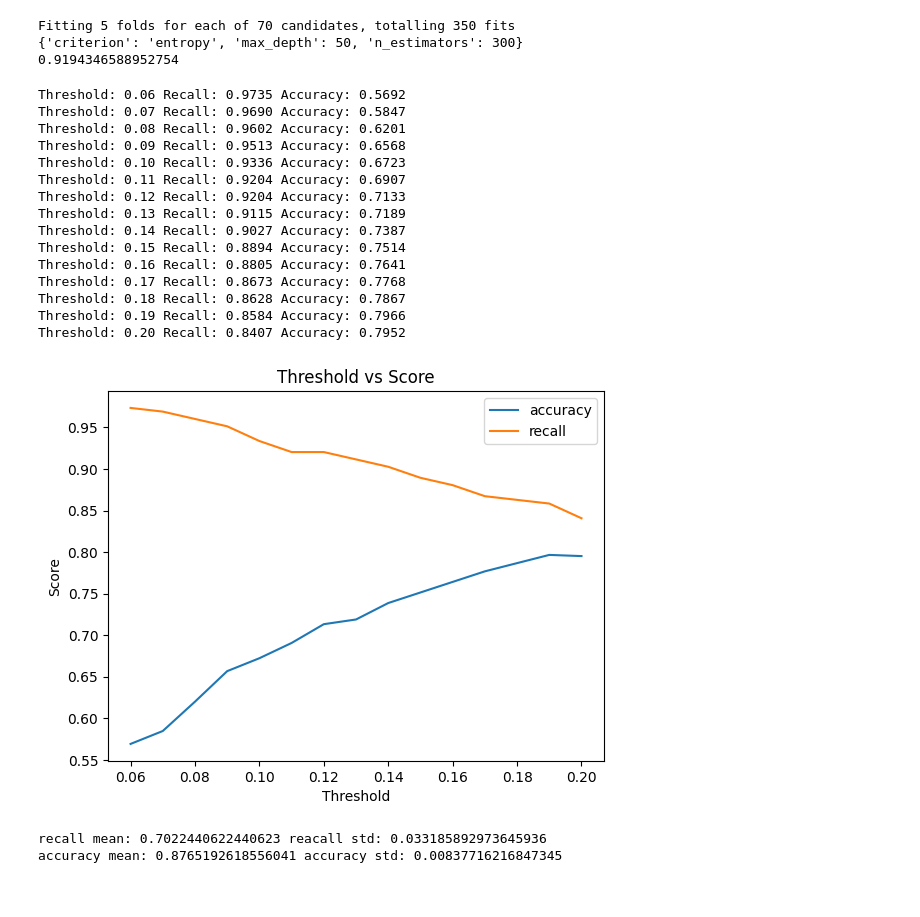
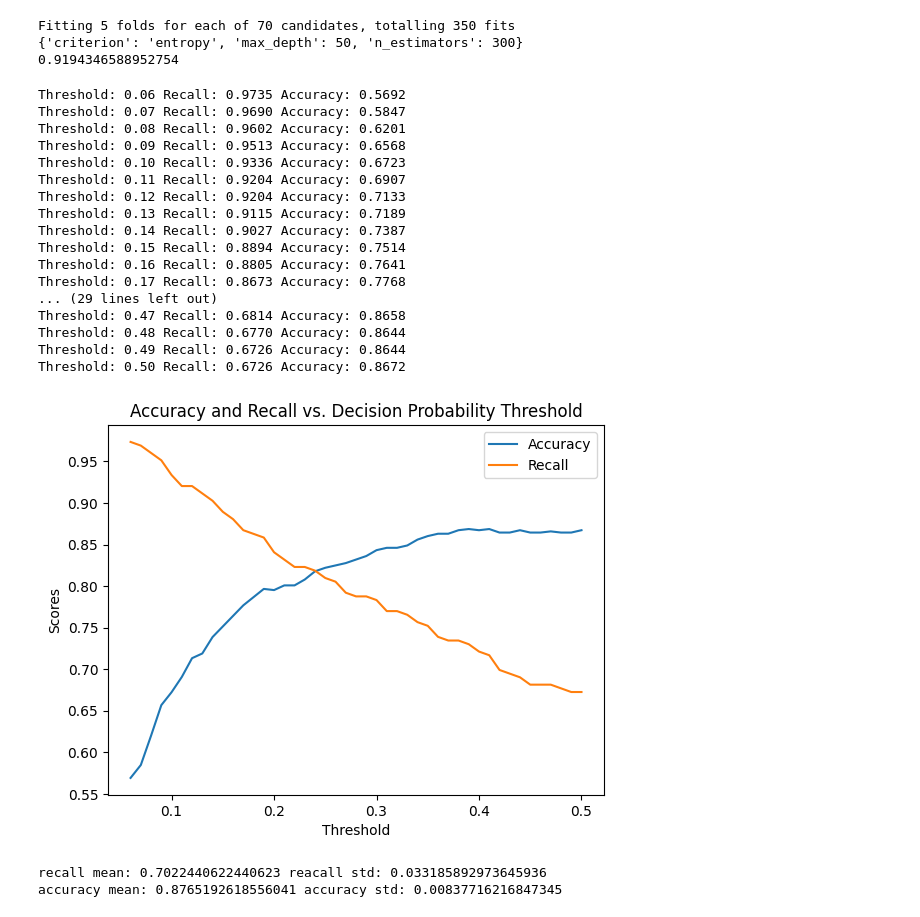
Before and after one commit to jnqian99/academic-performance, a Jupyter notebook: notebooks/6_classification/rf_classify.ipynb, the cells around one changed output. Cells and saved outputs as stored; diff of their text form; code cells hidden in the pictures.

Commit message:
changes to threshold tuning plot

```diff
--- a/notebooks/6_classification/rf_classify.ipynb
+++ b/notebooks/6_classification/rf_classify.ipynb
@@ -55,42 +55,44 @@ rf = RandomForestClassifier(n_estimators=300, max_depth=50, criterion='entropy',
 
 # split the training data into training and validation set
 X_train_sub, X_val, y_train_sub, y_val = train_test_split(X_train, y_train, test_size=0.2, random_state=42)
 
 rf.fit(X_train_sub, y_train_sub)
 y_pred_prob = rf.predict_proba(X_val)[:,1]
 
 accuracies = []
 recalls = []
-for threshold in np.arange(0.06, 0.2, 0.01):
+for threshold in np.arange(0.06, 0.51, 0.01):
     y_pred = (y_pred_prob > threshold).astype(int)
     print('Threshold: {:.2f} Recall: {:.4f} Accuracy: {:.4f}'.format(threshold, recall_score(y_val, y_pred), accuracy_score(y_val, y_pred)))
     accuracies.append(accuracy_score(y_val, y_pred))
     recalls.append(recall_score(y_val, y_pred))
 
-plt.plot(np.arange(0.06, 0.2, 0.01), accuracies, label='accuracy')
-plt.plot(np.arange(0.06, 0.2, 0.01), recalls, label='recall')
+plt.plot(np.arange(0.06, 0.51, 0.01), accuracies, label='Accuracy')
+plt.plot(np.arange(0.06, 0.51, 0.01), recalls, label='Recall')
 plt.legend()
 plt.xlabel('Threshold')
-plt.ylabel('Score')
-plt.title('Threshold vs Score')
+plt.ylabel('Scores')
+plt.title('Accuracy and Recall vs. Decision Probability Threshold')
 plt.show()
 # %% [output]
 Threshold: 0.06 Recall: 0.9735 Accuracy: 0.5692
 Threshold: 0.07 Recall: 0.9690 Accuracy: 0.5847
 Threshold: 0.08 Recall: 0.9602 Accuracy: 0.6201
 Threshold: 0.09 Recall: 0.9513 Accuracy: 0.6568
 Threshold: 0.10 Recall: 0.9336 Accuracy: 0.6723
 Threshold: 0.11 Recall: 0.9204 Accuracy: 0.6907
 Threshold: 0.12 Recall: 0.9204 Accuracy: 0.7133
 Threshold: 0.13 Recall: 0.9115 Accuracy: 0.7189
 Threshold: 0.14 Recall: 0.9027 Accuracy: 0.7387
 Threshold: 0.15 Recall: 0.8894 Accuracy: 0.7514
 Threshold: 0.16 Recall: 0.8805 Accuracy: 0.7641
 Threshold: 0.17 Recall: 0.8673 Accuracy: 0.7768
-Threshold: 0.18 Recall: 0.8628 Accuracy: 0.7867
-Threshold: 0.19 Recall: 0.8584 Accuracy: 0.7966
-Threshold: 0.20 Recall: 0.8407 Accuracy: 0.7952
+... (29 lines left out)
+Threshold: 0.47 Recall: 0.6814 Accuracy: 0.8658
+Threshold: 0.48 Recall: 0.6770 Accuracy: 0.8644
+Threshold: 0.49 Recall: 0.6726 Accuracy: 0.8644
+Threshold: 0.50 Recall: 0.6726 Accuracy: 0.8672
-[figure, old version]
+[figure, new version]
 # %%
 # use cross validation to evaluate random forest model consistency on X_train data
 rf = RandomForestClassifier(n_estimators=300, max_depth=50, criterion='entropy', class_weight="balanced", random_state=42)
```
Also changed, not shown: 1 other file.
